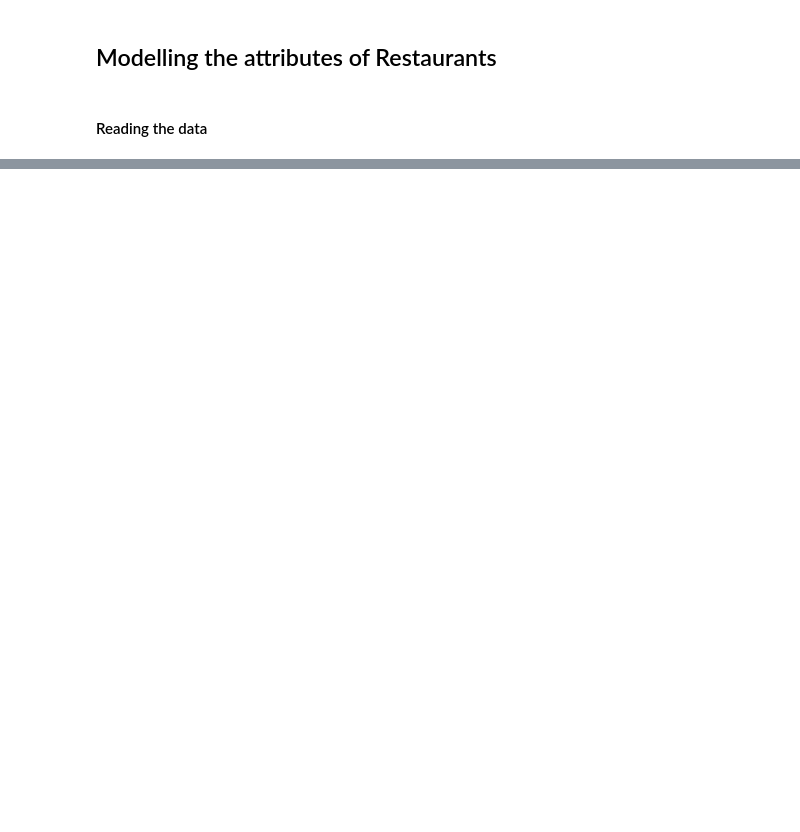
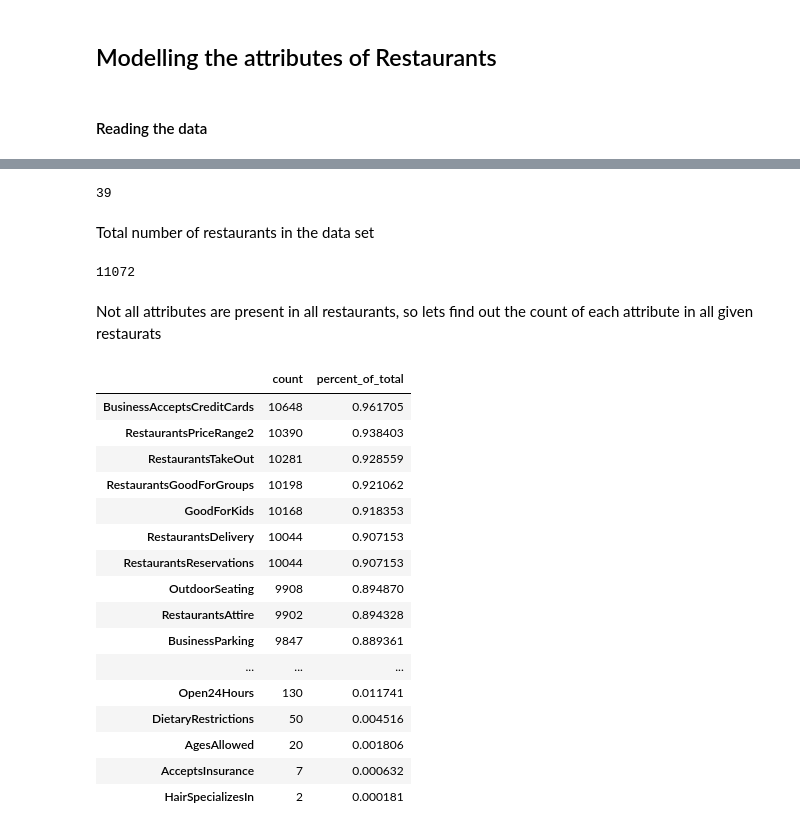
Before and after one commit to nirupampratap/fall2018cse6242, a Jupyter notebook: src/python/prashanth/attributes model.ipynb, the cells around one changed output, grey strips where cells are left out. Drawn from its saved outputs; the diff is of its cells as text; code cells hidden in the pictures; blank space fills up the shorter version.

```diff
--- a/src/python/prashanth/attributes model.ipynb
+++ b/src/python/prashanth/attributes model.ipynb
@@ -11,9 +13,0 @@ raw_data = pd.read_csv('~/Documents/6242 Project/fall2018cse6242/data/arizona_bu
-# %%
-dframe = pd.DataFrame.empty
-
-for each in raw_data.head():
-    line = {}
-    each = eval(each)
-    if not each['Alcohol']:
-        line['alcohol'] = 1
-    print(line)
@@ -31,0 +47,15 @@ KeyError: 'Alcohol'
+# %%
+#Count of attributes
+
+len(attributes)
+# %% [output]
+39
+# %% [markdown]
+Total number of restaurants in the data set
+# %%
+n = raw_data.shape[0]
+n
+# %% [output]
+11072
+# %% [markdown]
+Not all attributes are present in all restaurants, so lets find out the count of each attribute in all given restaurats
@@ -31,0 +73,23 @@ KeyError: 'Alcohol'
+# %%
+count_df = pd.DataFrame.from_dict(attribute_count, orient='index', columns= ['count'])
+count_df['percent_of_total'] = count_df['count']/n
+count_df = count_df.sort_values(by = 'percent_of_total', inplace=False, ascending=False)
+count_df
+# %% [output]
+|  | count | percent_of_total |
+| BusinessAcceptsCreditCards | 10648 | 0.961705 |
+| RestaurantsPriceRange2 | 10390 | 0.938403 |
+| RestaurantsTakeOut | 10281 | 0.928559 |
+| RestaurantsGoodForGroups | 10198 | 0.921062 |
+| GoodForKids | 10168 | 0.918353 |
+| RestaurantsDelivery | 10044 | 0.907153 |
+| RestaurantsReservations | 10044 | 0.907153 |
+| OutdoorSeating | 9908 | 0.894870 |
+| RestaurantsAttire | 9902 | 0.894328 |
+| BusinessParking | 9847 | 0.889361 |
+| ... | ... | ... |
+| Open24Hours | 130 | 0.011741 |
+| DietaryRestrictions | 50 | 0.004516 |
+| AgesAllowed | 20 | 0.001806 |
+| AcceptsInsurance | 7 | 0.000632 |
+| HairSpecializesIn | 2 | 0.000181 |
```
Also changed, not shown: parts of 23 cells of this notebook.
